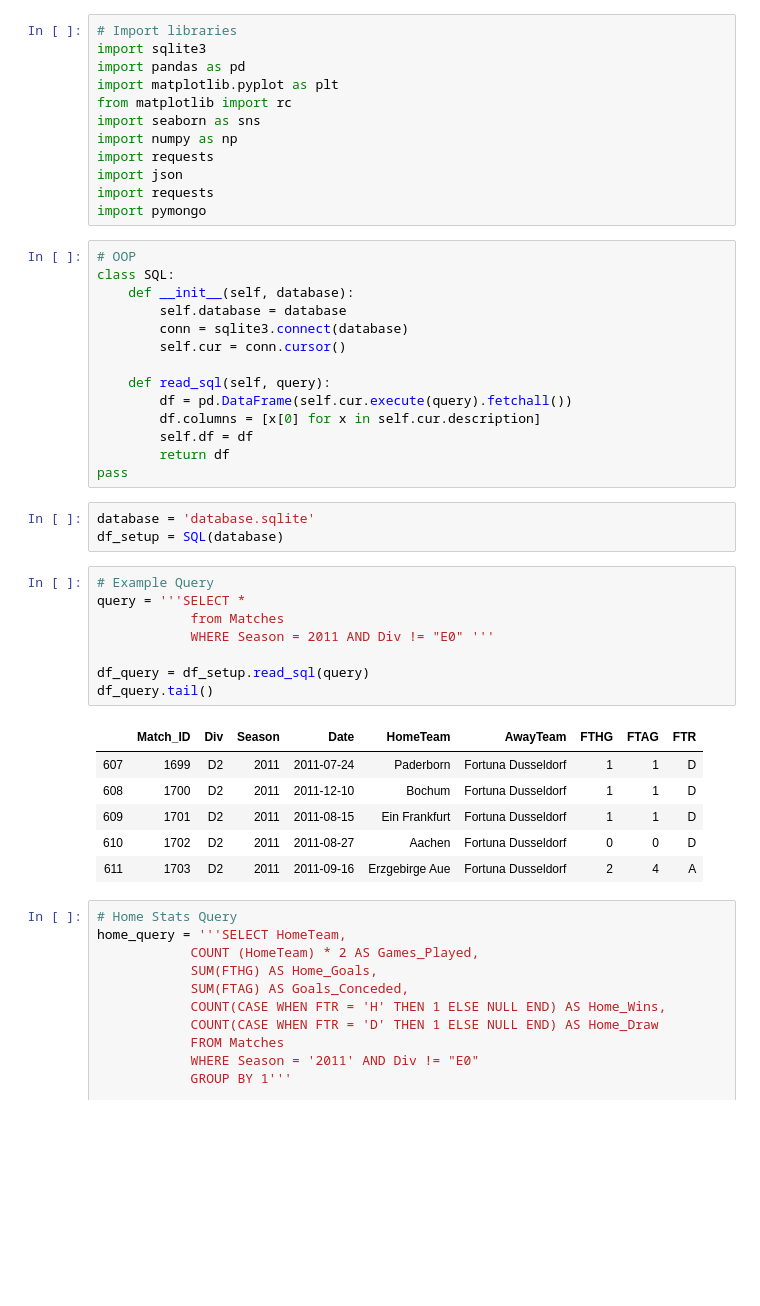
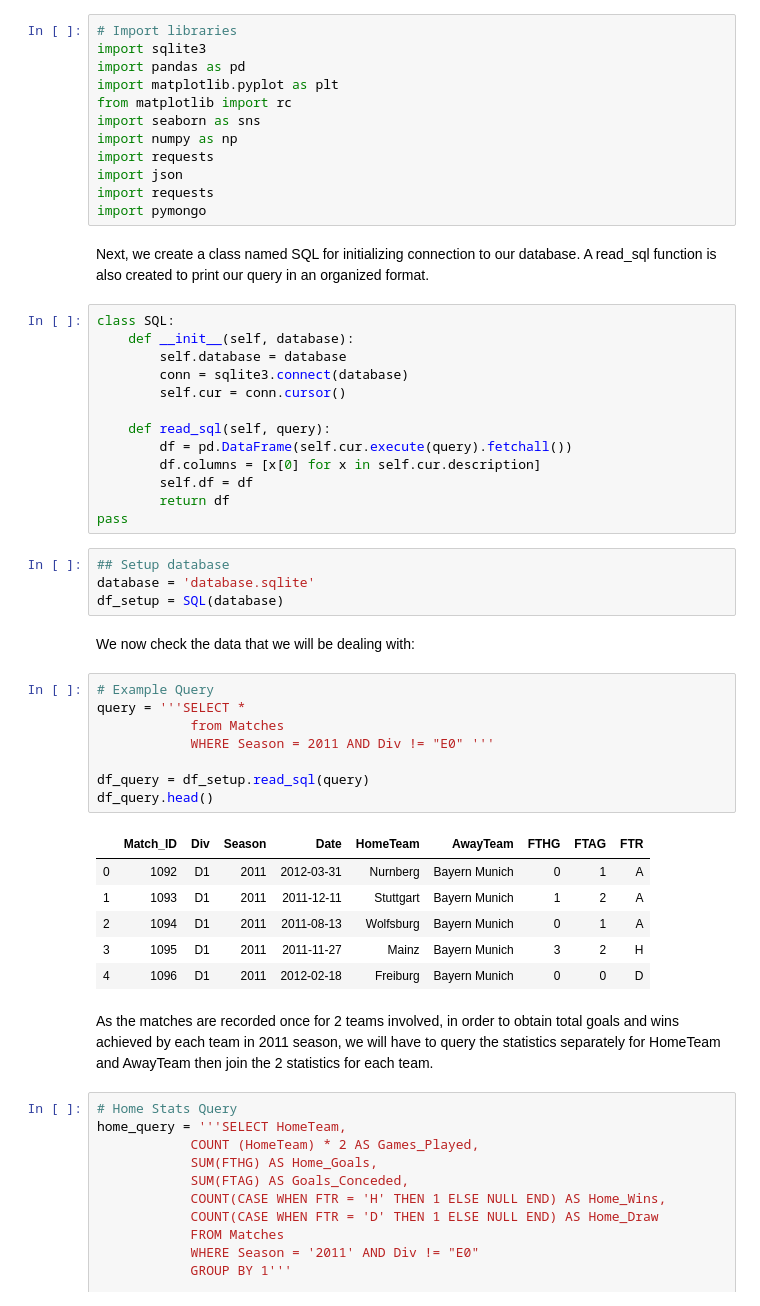
Before and after one commit to songyingho/delphi_football, a Jupyter notebook: index.ipynb, the cells around one changed output. Drawn from its saved outputs; the diff is of its cells as text; blank space fills up the shorter version.

```diff
--- a/index.ipynb
+++ b/index.ipynb
@@ -43,8 +22,9 @@ import requests
 import json
 import requests
 import pymongo
+# %% [markdown]
+Next, we create a class named SQL for initializing connection to our database. A read_sql function is also created to print our query in an organized format.
 # %%
-# OOP
 class SQL:
     def __init__(self, database):
         self.database = database
@@ -58,23 +38,28 @@ class SQL:
         return df
 pass
 # %%
+## Setup database
 database = 'database.sqlite'
 df_setup = SQL(database)
+# %% [markdown]
+We now check the data that we will be dealing with:
 # %%
 # Example Query
 query = '''SELECT *
             from Matches
             WHERE Season = 2011 AND Div != "E0" '''
 
 df_query = df_setup.read_sql(query)
-df_query.tail()
+df_query.head()
 # %% [output]
 |  | Match_ID | Div | Season | Date | HomeTeam | AwayTeam | FTHG | FTAG | FTR |
-| 607 | 1699 | D2 | 2011 | 2011-07-24 | Paderborn | Fortuna Dusseldorf | 1 | 1 | D |
-| 608 | 1700 | D2 | 2011 | 2011-12-10 | Bochum | Fortuna Dusseldorf | 1 | 1 | D |
-| 609 | 1701 | D2 | 2011 | 2011-08-15 | Ein Frankfurt | Fortuna Dusseldorf | 1 | 1 | D |
-| 610 | 1702 | D2 | 2011 | 2011-08-27 | Aachen | Fortuna Dusseldorf | 0 | 0 | D |
-| 611 | 1703 | D2 | 2011 | 2011-09-16 | Erzgebirge Aue | Fortuna Dusseldorf | 2 | 4 | A |
+| 0 | 1092 | D1 | 2011 | 2012-03-31 | Nurnberg | Bayern Munich | 0 | 1 | A |
+| 1 | 1093 | D1 | 2011 | 2011-12-11 | Stuttgart | Bayern Munich | 1 | 2 | A |
+| 2 | 1094 | D1 | 2011 | 2011-08-13 | Wolfsburg | Bayern Munich | 0 | 1 | A |
+| 3 | 1095 | D1 | 2011 | 2011-11-27 | Mainz | Bayern Munich | 3 | 2 | H |
+| 4 | 1096 | D1 | 2011 | 2012-02-18 | Freiburg | Bayern Munich | 0 | 0 | D |
+# %% [markdown]
+As the matches are recorded once for 2 teams involved, in order to obtain total goals and wins achieved by each team in 2011 season, we will have to query the statistics separately for HomeTeam and AwayTeam then join the 2 statistics for each team.
 # %%
 # Home Stats Query
 home_query = '''SELECT HomeTeam,
```
Also changed, not shown: parts of 29 cells of this notebook.
